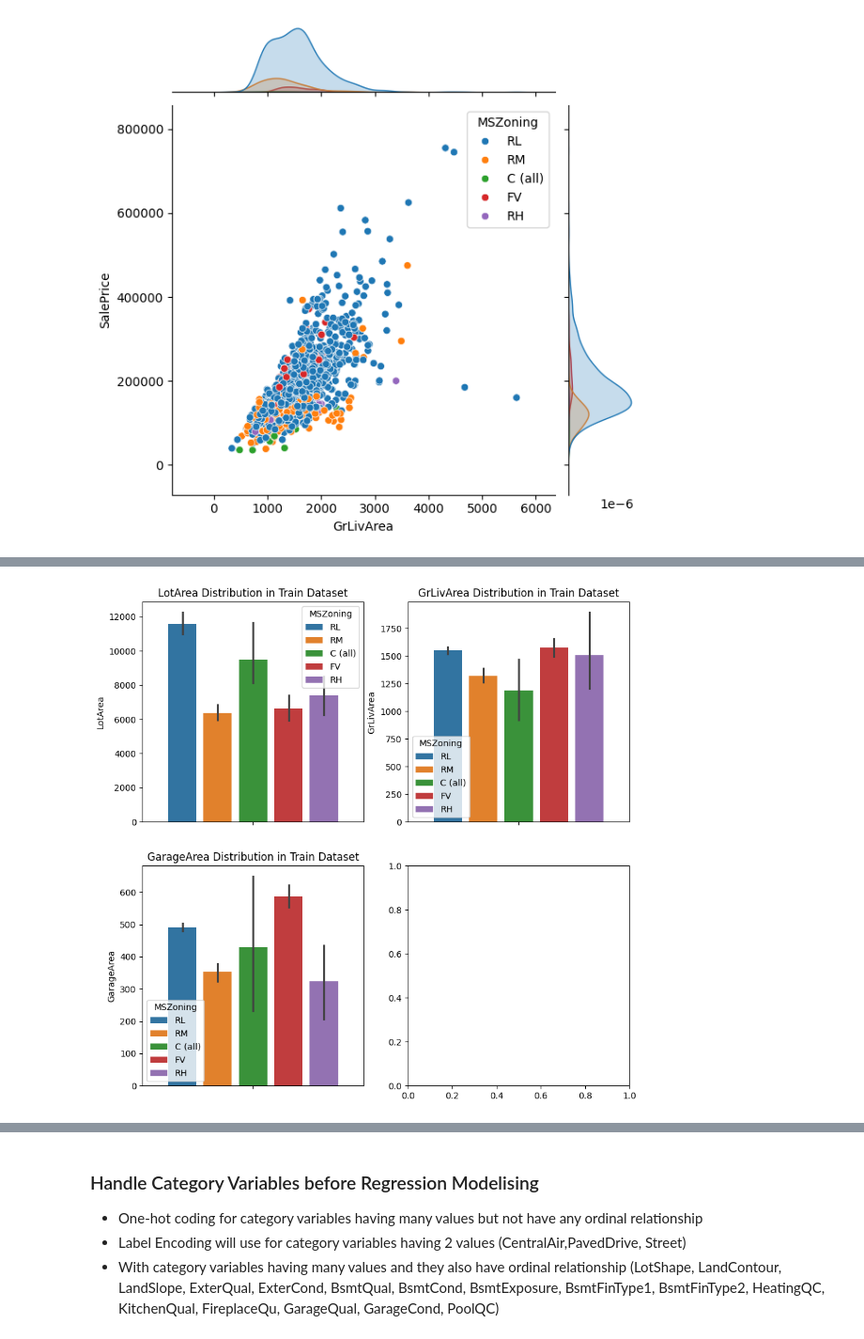
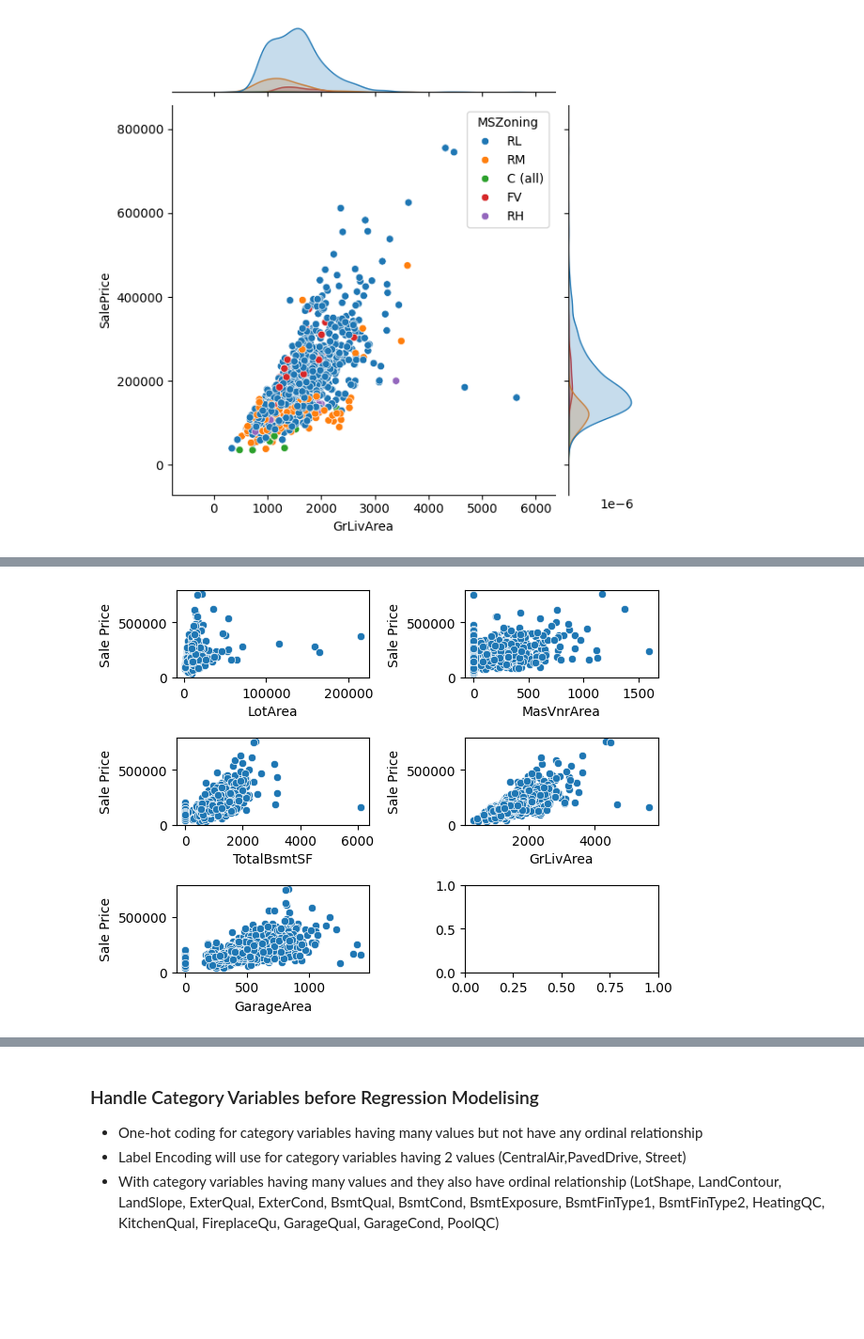
Before and after one commit to pvnt10503/Data-Analytics, a Jupyter notebook: house_price_competition.ipynb, the cells around one changed output, grey strips where cells are left out. Shown at 94% size. Cells and saved outputs as stored; diff of their text form; code cells hidden in the pictures; blank space fills up the shorter version.

```diff
--- a/house_price_competition.ipynb
+++ b/house_price_competition.ipynb
@@ -83,0 +57,13 @@ train[missing_value_features]
+# %%
+Area = ['LotArea','TotalBsmtSF','GrLivArea','GarageArea','LotFrontage', 'MasVnrArea', 'BsmtFinSF1', 'BsmtFinSF2',
+            'BsmtUnfSF', '1stFlrSF', '2ndFlrSF','PoolArea']
+fig, axes = plt.subplots(nrows = 3, ncols = 4, figsize=(15,10))
+index = 0
+for row in range(len(axes)):
+    for col in range(len(axes[row])):
+        sns.kdeplot(train, x = Area[index], ax = axes[row][col])
+        axes[row][col].set_title(f'{Area[index]} Distribution in Train Dataset')
+        index +=1
+        if index == len(Area):
+            break
+plt.tight_layout()
@@ -83,0 +72,12 @@ train[missing_value_features]
+# %%
+fig, axes = plt.subplots(nrows = 3, ncols = 4, figsize = (15,10))
+index = 0
+for row in range(len(axes)):
+    for col in range(len(axes[row])):
+        sns.kdeplot(test, x = Area[index], ax = axes[row][col])
+        axes[row][col].set_title('{} Distribution in Test Dataset'.format(Area[index]))
+        index +=1
+        if index == len(Area):
+            break
+plt.tight_layout()
+# it seems like there are no differences between test and train datasets
@@ -104,10 +115,10 @@ sns.jointplot(train, x = 'GrLivArea', y ='SalePrice', hue = 'MSZoning')
 # %%
-Area = ['LotArea','GrLivArea','GarageArea']
-_, ax = plt.subplots(nrows = 2, ncols = 2, figsize = (10,10))
-for index, col in enumerate(Area):
+fig, ax = plt.subplots(nrows = 3, ncols = 2)
+for index, col in enumerate(['LotArea','MasVnrArea','TotalBsmtSF','GrLivArea','GarageArea']):
     r = index // 2
     c = index % 2
-    sns.barplot(train,y = col, ax = ax[r][c], hue = 'MSZoning', gap = 0.2)
-    ax[r][c].set_title(f'{col} Distribution in Train Dataset')
+    sns.scatterplot(data = train, x = col, y = 'SalePrice', ax = ax[r][c])
+    ax[r][c].set_ylabel('Sale Price')
+    plt.tight_layout()
 # %% [output]
-[figure, old version]
+[figure, new version]
```
Also changed, not shown: parts of 45 cells of this notebook.
